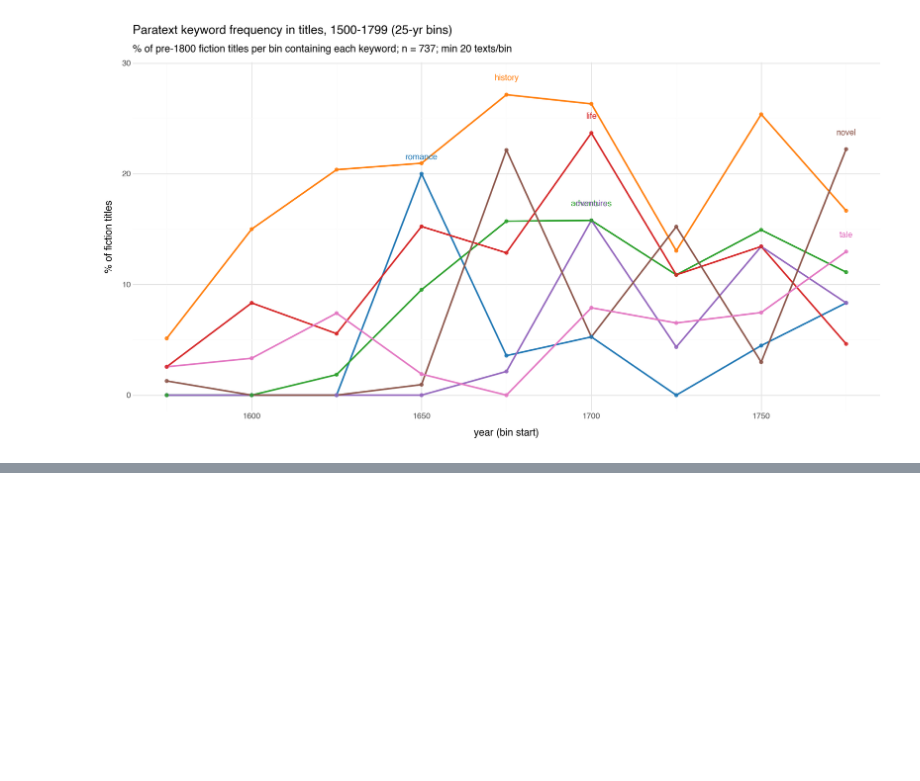
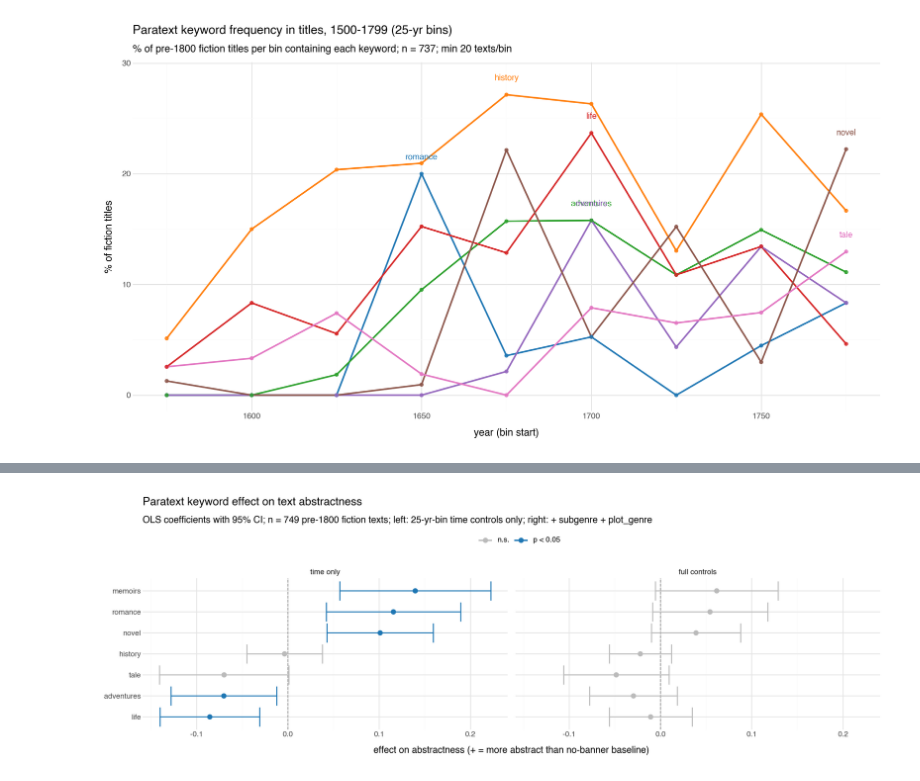
Before and after one commit to quadrismegistus/abstraction, a Jupyter notebook: notebooks/17-subgenre.ipynb, the cells around one changed output, grey strips where cells are left out. Cells and saved outputs as stored; diff of their text form; code cells hidden in the pictures; blank space fills up the shorter version.

```diff
--- a/notebooks/17-subgenre.ipynb
+++ b/notebooks/17-subgenre.ipynb
@@ -1079,0 +1089,66 @@ adventures 1700  6     38 15.8
+# %%
+# Per-paratext coefficient plot. Two specs side by side: time-only vs full 4-way.
+import statsmodels.api as sm
+
+# Spec 1: time-bin + paratext
+X1 = np.hstack([X_bin, X_para])
+X1c = sm.add_constant(X1)
+ols1 = sm.OLS(y_j, X1c).fit()
+off1 = 1 + X_bin.shape[1]
+rows1 = []
+for i, col in enumerate(PARA_COLS):
+    name = col.replace('pt_', '')
+    rows1.append({'paratext': name, 'spec': 'time only',
+                  'coef': ols1.params[off1+i], 'se': ols1.bse[off1+i],
+                  'p': ols1.pvalues[off1+i]})
+
+# Spec 2: full 4-way (refit since ols4 from §8 was a separate scope)
+X2 = np.hstack([X_bin, X_sg_j, X_pg_j, X_para])
+X2c = sm.add_constant(X2)
+ols2 = sm.OLS(y_j, X2c).fit()
+off2 = 1 + X_bin.shape[1] + X_sg_j.shape[1] + X_pg_j.shape[1]
+rows2 = []
+for i, col in enumerate(PARA_COLS):
+    name = col.replace('pt_', '')
+    rows2.append({'paratext': name, 'spec': 'full controls',
+                  'coef': ols2.params[off2+i], 'se': ols2.bse[off2+i],
+                  'p': ols2.pvalues[off2+i]})
+
+coef_df = pd.DataFrame(rows1 + rows2)
+coef_df['lo'] = coef_df['coef'] - 1.96 * coef_df['se']
+coef_df['hi'] = coef_df['coef'] + 1.96 * coef_df['se']
+coef_df['signif'] = coef_df['p'] < 0.05
+
+# Order y-axis by time-only coef
+order = (coef_df[coef_df['spec'] == 'time only']
+         .sort_values('coef')['paratext'].tolist())
+coef_df['paratext'] = pd.Categorical(coef_df['paratext'], categories=order, ordered=True)
+coef_df['spec'] = pd.Categorical(coef_df['spec'],
+                                 categories=['time only', 'full controls'], ordered=True)
+
+print('Paratext coefficients (effect on abstractness vs no-banner baseline):')
+print(coef_df[['paratext', 'spec', 'coef', 'se', 'p', 'signif']]
+      .sort_values(['spec', 'coef']).to_string(index=False))
+
+p_pcoef = (p9.ggplot(coef_df, p9.aes(x='coef', y='paratext', color='signif'))
+           + p9.geom_vline(xintercept=0, linetype='dashed', color='#888888')
+           + p9.geom_errorbarh(p9.aes(xmin='lo', xmax='hi'), height=0.0, size=0.7)
+           + p9.geom_point(size=2.5)
+           + p9.facet_wrap('~ spec', ncol=2)
+           + p9.scale_color_manual(values={True: '#1f77b4', False: '#bbbbbb'},
+                                   labels={True: 'p < 0.05', False: 'n.s.'})
+           + p9.labs(
+               title='Paratext keyword effect on text abstractness',
+               subtitle=f'OLS coefficients with 95% CI; n = {len(joint):,} pre-1800 fiction texts; '
+                        f'left: 25-yr-bin time controls only; right: + subgenre + plot_genre',
+               x='effect on abstractness (+ = more abstract than no-banner baseline)',
+               y='', color='',
+           )
+           + p9.theme_minimal()
+           + p9.theme(figure_size=(13, 4.5), legend_position='top'))
+
+out = os.path.join(DROPBOX_FIGS, 'subgenre_paratext_abstractness_coefficients.png')
+p_pcoef.save(out, dpi=300, verbose=False)
+print(f'\nSaved to {out}')
+p_pcoef
+# %% [output]
@@ -1079,0 +1173 @@ adventures 1700  6     38 15.8
+[figure, added]
```
Also changed, not shown: parts of 2 cells of this notebook.
